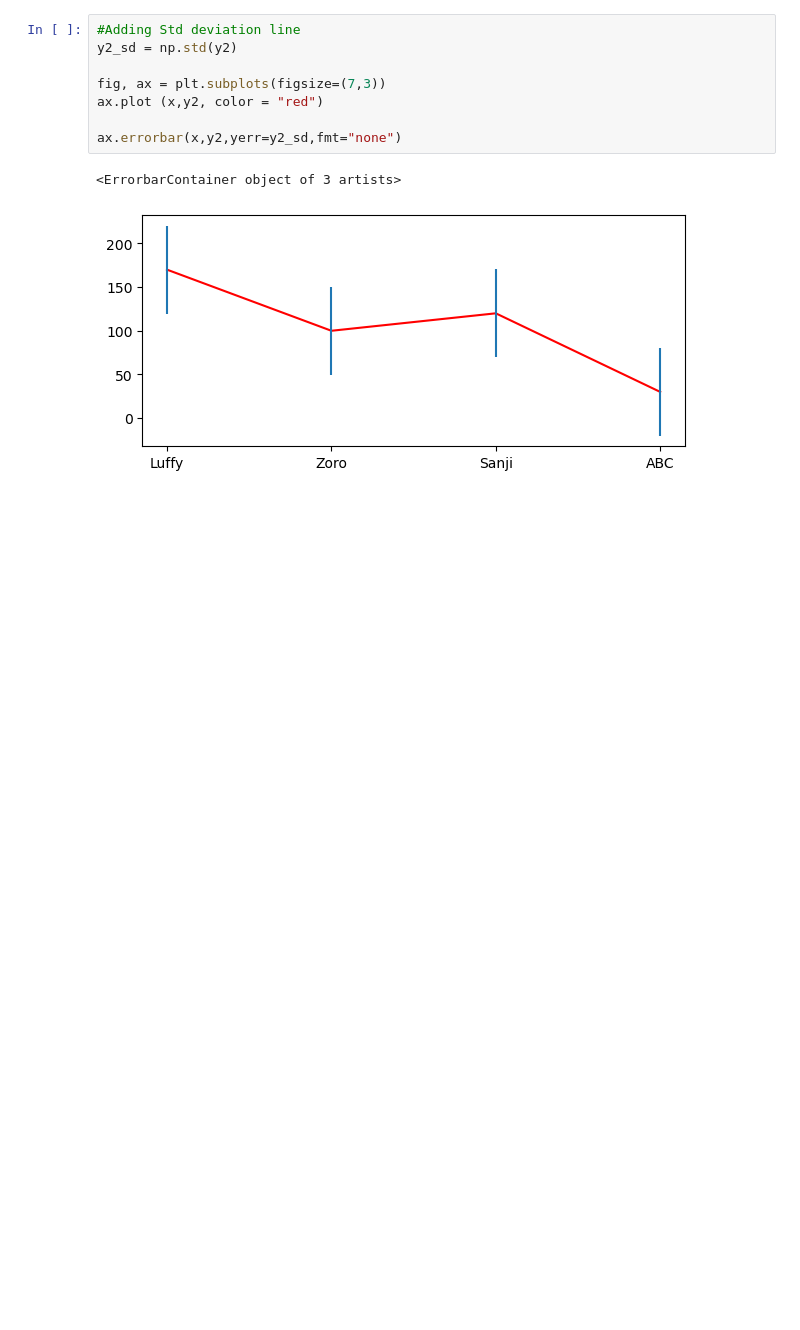
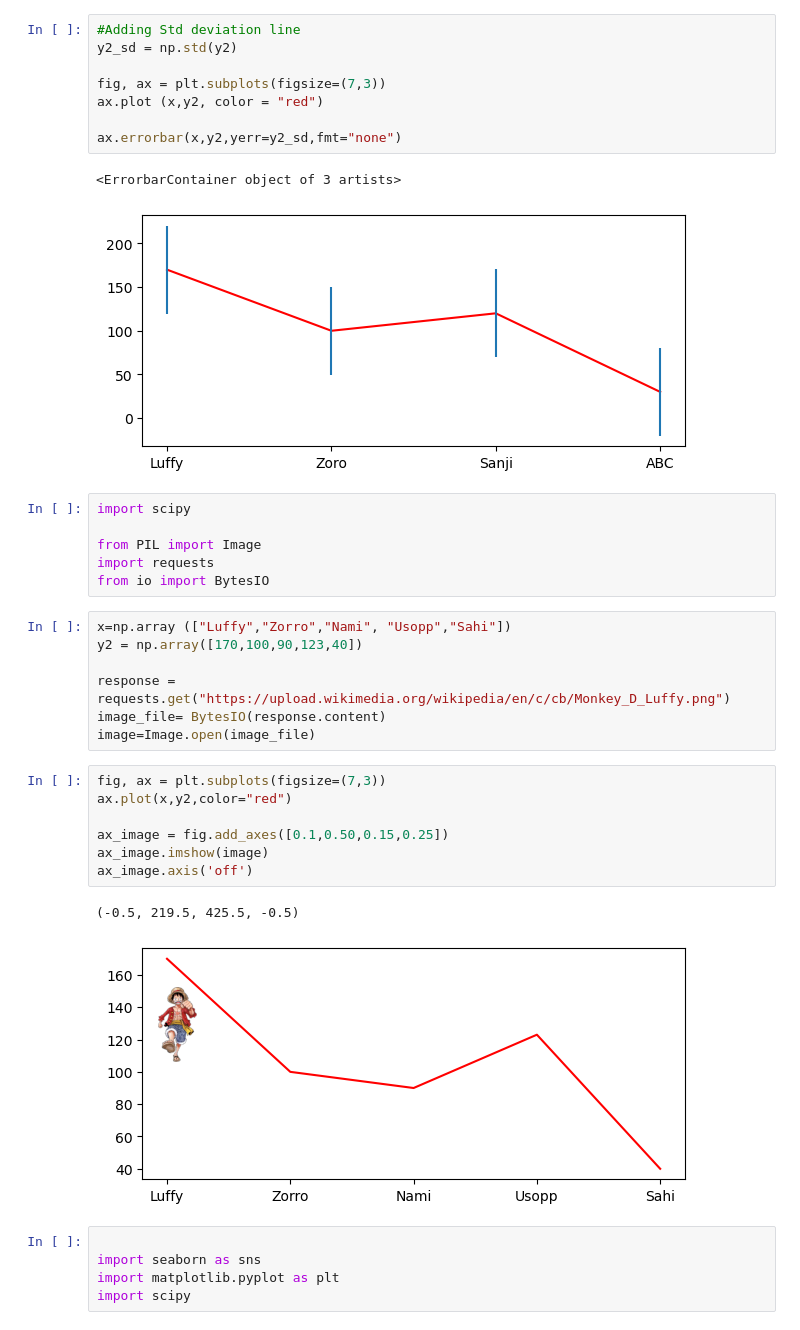
Before and after one commit to poulami249/visualization, a Jupyter notebook: 02_activities/assignments/Assignment1.ipynb, the cells around one changed output. Cells and saved outputs as stored; diff of their text form; blank space fills up the shorter version.

```diff
--- a/02_activities/assignments/Assignment1.ipynb
+++ b/02_activities/assignments/Assignment1.ipynb
@@ -209,3 +210,31 @@ ax.errorbar(x,y2,yerr=y2_sd,fmt="none")
 # %% [output]
 <ErrorbarContainer object of 3 artists>
 [figure]
+# %%
+import scipy
+
+from PIL import Image
+import requests
+from io import BytesIO
+# %%
+x=np.array (["Luffy","Zorro","Nami", "Usopp","Sahi"])
+y2 = np.array([170,100,90,123,40])
+
+response = requests.get("https://upload.wikimedia.org/wikipedia/en/c/cb/Monkey_D_Luffy.png")
+image_file= BytesIO(response.content)
+image=Image.open(image_file)
+# %%
+fig, ax = plt.subplots(figsize=(7,3))
+ax.plot(x,y2,color="red")
+
+ax_image = fig.add_axes([0.1,0.50,0.15,0.25])
+ax_image.imshow(image)
+ax_image.axis('off')
+# %% [output]
+(-0.5, 219.5, 425.5, -0.5)
+[figure, added]
+# %%
+
+import seaborn as sns
+import matplotlib.pyplot as plt
+import scipy
```
Also changed, not shown: parts of 14 cells of this notebook.
